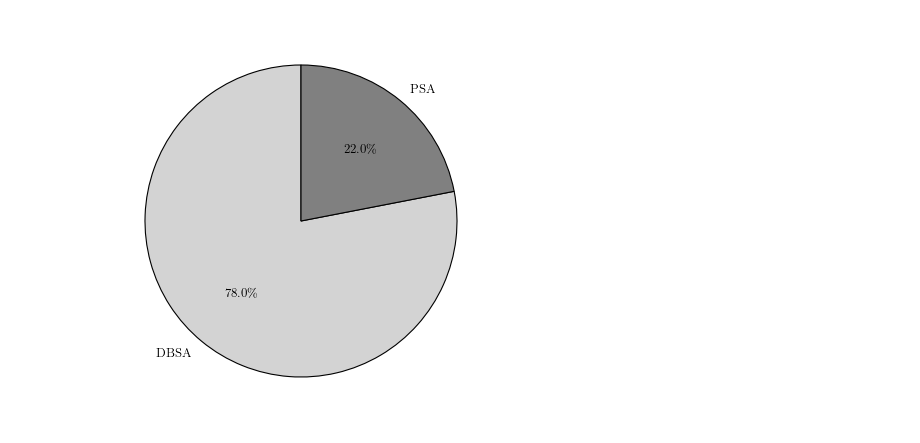
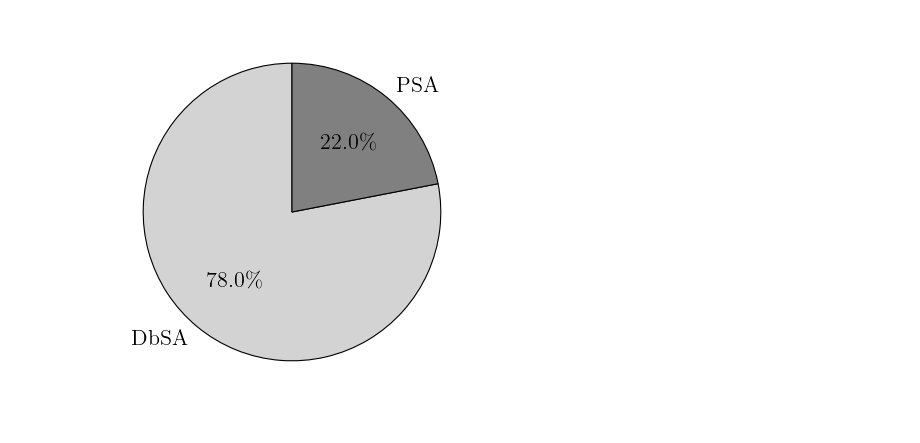
Before and after one commit to nklswlf/OptRail_Railroad_Construction, a Jupyter notebook: Data/Solution_PSA_DbSA_400/MOSA_multiple_seeds_evaluation.ipynb, the cells around one changed output. Drawn from its saved outputs; the diff is of its cells as text; code cells hidden in the pictures.

```diff
--- a/Data/Solution_PSA_DbSA_400/MOSA_multiple_seeds_evaluation.ipynb
+++ b/Data/Solution_PSA_DbSA_400/MOSA_multiple_seeds_evaluation.ipynb
@@ -107,13 +88,13 @@ from matplotlib import rcParams
 rcParams.update({
     "text.usetex": True,
     "font.family": "serif",
-    "font.size": 10,
-    "axes.titlesize": 12,
-    "axes.labelsize": 10,
-    "xtick.labelsize": 9,
-    "ytick.labelsize": 9,
-    "legend.fontsize": 9,
-    "figure.titlesize": 12
+    "font.size": 16,
+    "axes.titlesize": 16,
+    "axes.labelsize": 16,
+    "xtick.labelsize": 16,
+    "ytick.labelsize": 16,
+    "legend.fontsize": 16,
+    "figure.titlesize": 16
 })
 
 # 📂 CSV einlesen
@@ -137,12 +118,12 @@ agg_df = agg_df.sort_values("Instance_Size")
 # 🎨 Farb-/Stilzuordnung
 style_map = {
     "PSA": {"label": "PSA", "linestyle": "-", "color": "black", "marker": "o", "zorder": 3},
-    "DBSA": {"label": "DBSA", "linestyle": "--", "color": "gray", "marker": "s", "zorder": 2},
+    "DbSA": {"label": "DbSA", "linestyle": "--", "color": "gray", "marker": "s", "zorder": 2},
 }
 
 # 📊 Plot für jede Metrik
 for metric in metrics:
-    plt.figure(figsize=(6, 4))
+    plt.figure(figsize=(10, 4))
 
     for algo, style in style_map.items():
         subset = agg_df[agg_df["Algorithm"] == algo]
@@ -309,44 +420,44 @@ from matplotlib import rcParams
 rcParams.update({
     "text.usetex": True,
     "font.family": "serif",
-    "font.size": 10,
-    "axes.titlesize": 12,
-    "axes.labelsize": 10,
-    "xtick.labelsize": 9,
-    "ytick.labelsize": 9,
-    "legend.fontsize": 9,
-    "figure.titlesize": 12
+    "font.size": 16,
+    "axes.titlesize": 16,
+    "axes.labelsize": 16,
+    "xtick.labelsize": 16,
+    "ytick.labelsize": 16,
+    "legend.fontsize": 16,
+    "figure.titlesize": 16
 })
 
 # 📂 CSV einlesen
 df = pd.read_csv("Metrics_averaged.csv")
 
 # 📊 Durchschnittlicher PF-Share je Algorithmus
 pf_share_avg = df.groupby("Algorithm")["PF-Share"].mean()
 
 # 📋 Labels mit Prozentangabe
 labels = [f"{alg}" for alg in pf_share_avg.index]
 colors = ["lightgray", "gray"]
 
 # 🥧 Kreisdiagramm mit schwarzem Rand
 fig, ax = plt.subplots(figsize=(4.8, 4.2))
 wedges, texts, autotexts = ax.pie(
     pf_share_avg,
     labels=labels,
     colors=colors,
     startangle=90,
     autopct="%1.1f\\%%",
-    textprops={"fontsize": 9},
+    textprops={"fontsize": 16},
     wedgeprops={"edgecolor": "black", "linewidth": 0.8}  # 🔲 schwarzer Rand
 )
 
 # 🖼️ Titel
 #ax.set_title("Average PF-Share per Algorithm", fontsize=12)
 
 # 💾 Optional speichern
 #plt.savefig("pf_share_piechart_blackedge.pdf", bbox_inches="tight", dpi=300)
 
 plt.tight_layout()
 plt.show()
 # %% [output]
-[figure, old version]
+[figure, new version]
```
Also changed, not shown: parts of 7 cells of this notebook, 2 other files.
